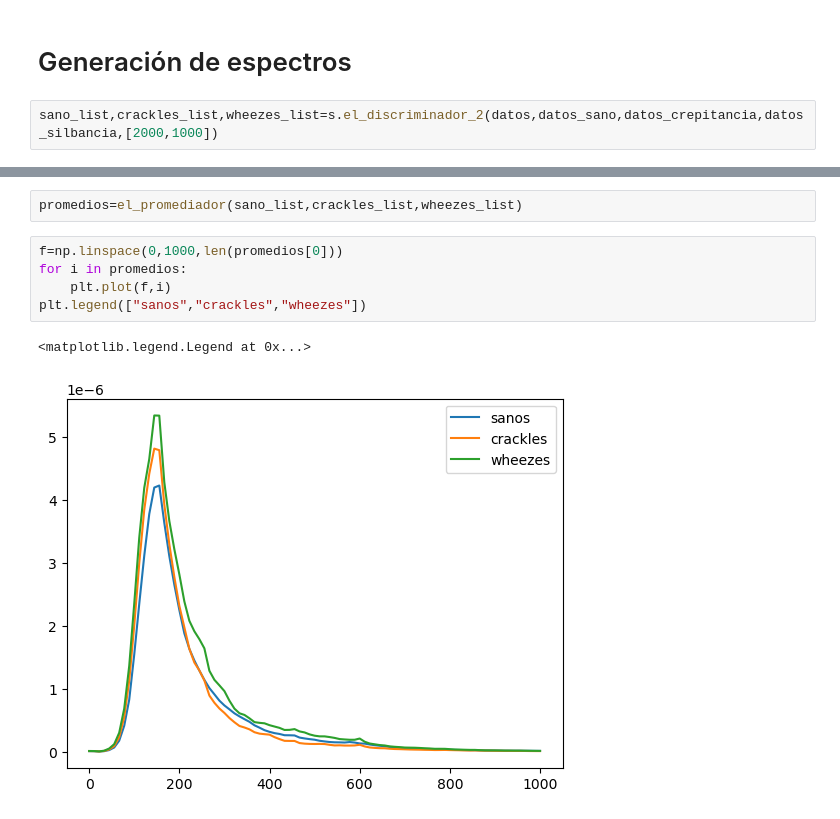
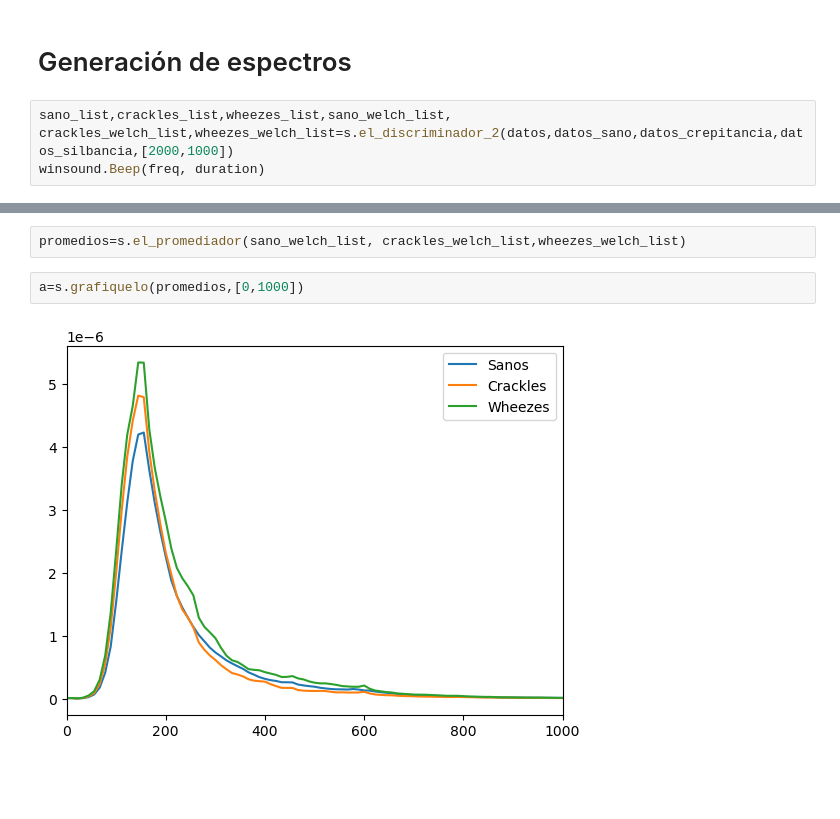
Before and after one commit to Astolfo2332/Respiratory_Difference, a Jupyter notebook: Proyecto_3_los_4GB.ipynb, the cells around one changed output, grey strips where cells are left out. Drawn from its saved outputs; the diff is of its cells as text; blank space fills up the shorter version.

```diff
--- a/Proyecto_3_los_4GB.ipynb
+++ b/Proyecto_3_los_4GB.ipynb
@@ -74,4 +61,5 @@ datos=s.sonido_probando123(lista_archivos,ruta_carpeta)
 # %% [markdown]
 # Generación de espectros
 # %%
-sano_list,crackles_list,wheezes_list=s.el_discriminador_2(datos,datos_sano,datos_crepitancia,datos_silbancia,[2000,1000])
+sano_list,crackles_list,wheezes_list,sano_welch_list, crackles_welch_list,wheezes_welch_list=s.el_discriminador_2(datos,datos_sano,datos_crepitancia,datos_silbancia,[2000,1000])
+winsound.Beep(freq, duration)
@@ -90,10 +66,6 @@ def el_promediador(datos_sano,datos_crepitancia,datos_silbancia):
-# %%
-promedios=el_promediador(sano_list,crackles_list,wheezes_list)
-# %%
-f=np.linspace(0,1000,len(promedios[0]))
-for i in promedios:
-    plt.plot(f,i)
-plt.legend(["sanos","crackles","wheezes"])
-# %% [output]
-<matplotlib.legend.Legend at 0x...>
-[figure, removed]
+# %%
+promedios=s.el_promediador(sano_welch_list, crackles_welch_list,wheezes_welch_list)
+# %%
+a=s.grafiquelo(promedios,[0,1000])
+# %% [output]
+[figure, added]
```
Also changed, not shown: parts of 18 cells of this notebook, 4 other files.
